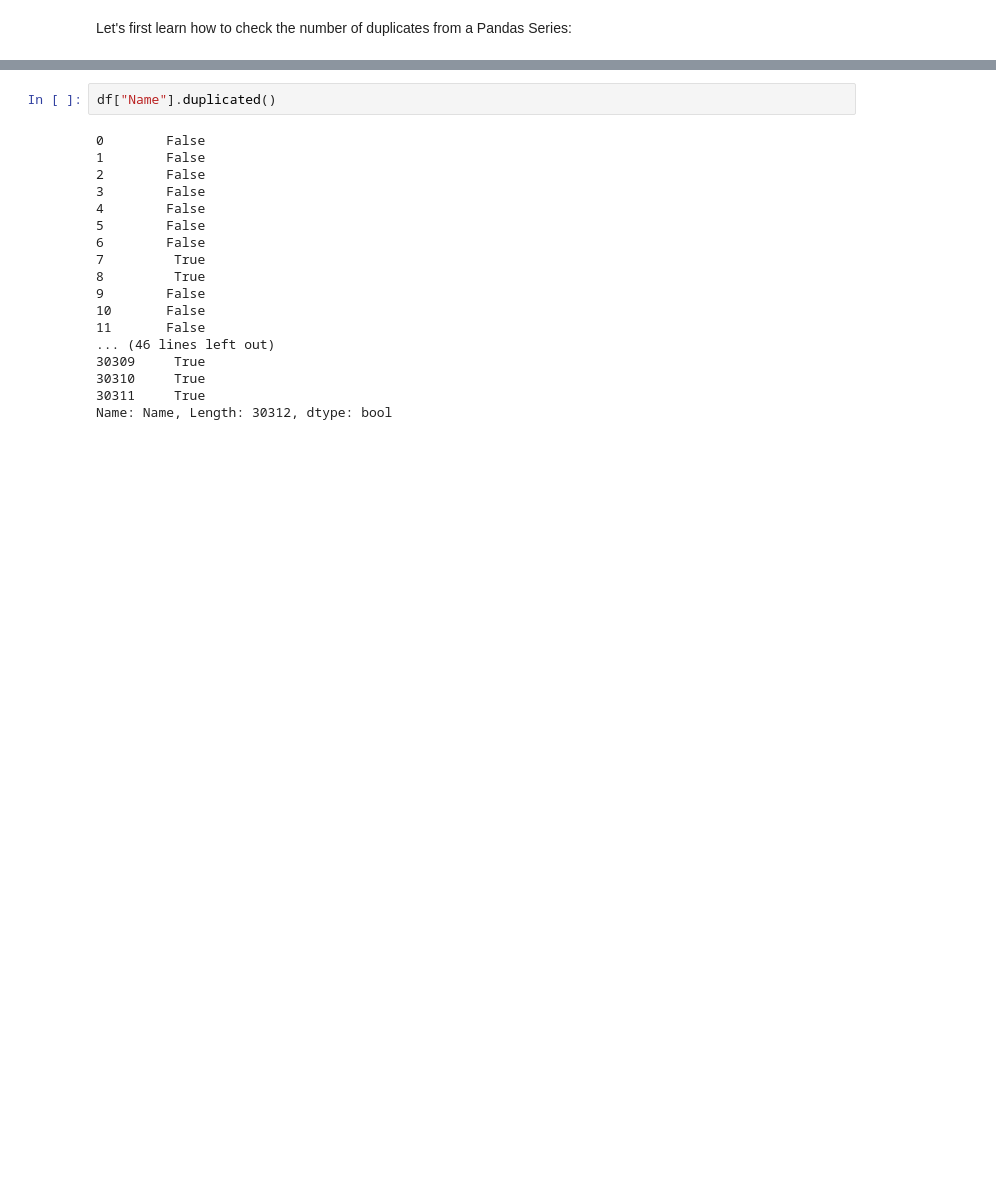
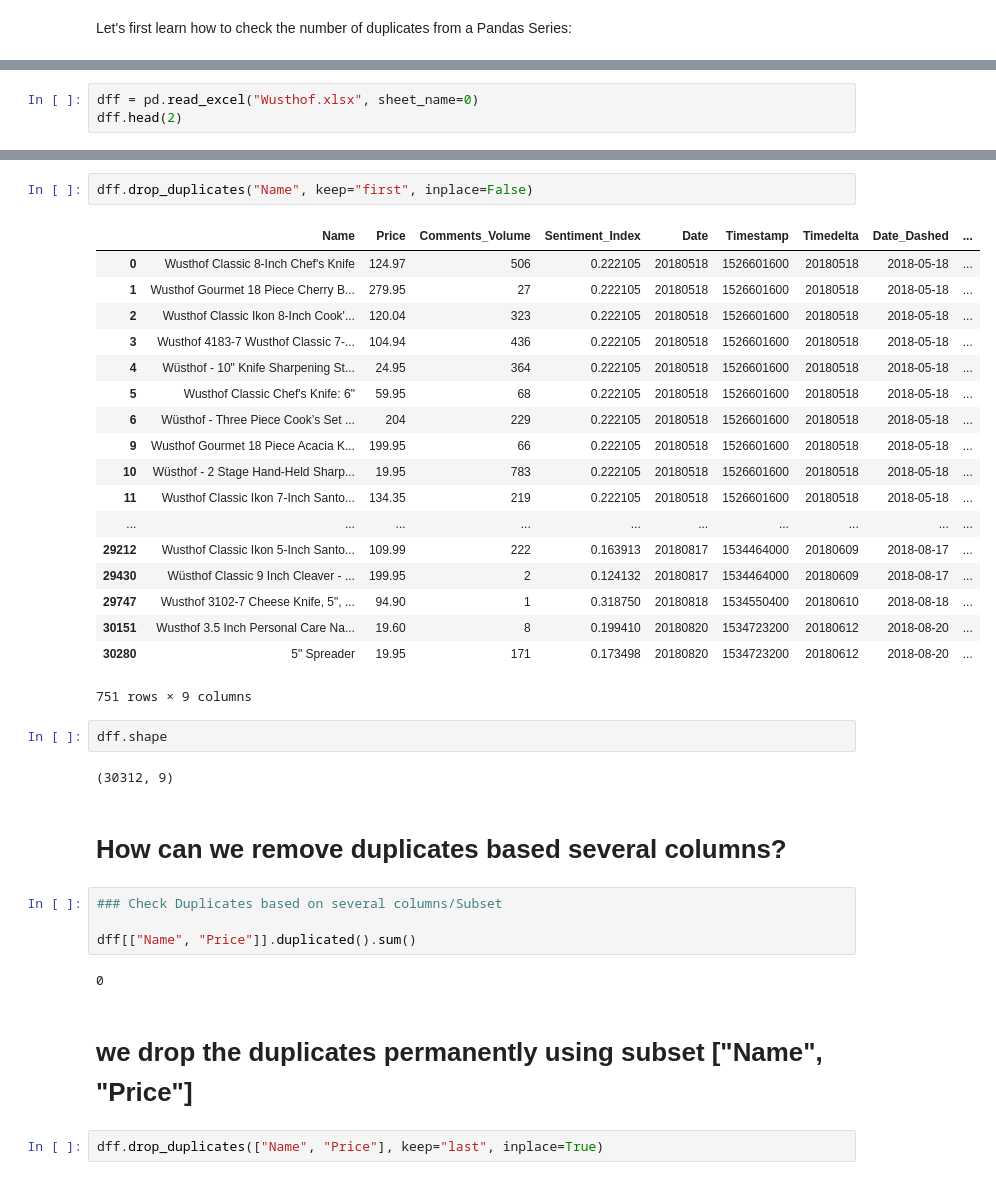
Before and after one commit to Frankdew1995/Python_Cookbook, a Jupyter notebook: 20-Data-Analysis-With-Pandas-Openpyxl/20-04-Pandas-Cookbook-Chapter-03.ipynb, the cells around one changed output, grey strips where cells are left out. Saved outputs shown, nothing was run; the diff lists cells and outputs as text; blank space fills up the shorter version.

Commit message:
Drop duplicates finished and pandas merge preview

```diff
--- a/20-Data-Analysis-With-Pandas-Openpyxl/20-04-Pandas-Cookbook-Chapter-03.ipynb
+++ b/20-Data-Analysis-With-Pandas-Openpyxl/20-04-Pandas-Cookbook-Chapter-03.ipynb
@@ -20,0 +62,3 @@ df["Name"].duplicated().sum() # This is saying there're 29561 Data Duplicates fr
+# %%
+dff = pd.read_excel("Wusthof.xlsx", sheet_name=0)
+dff.head(2)
@@ -23,20 +95,37 @@ df["Name"].duplicated().sum() # This is saying there're 29561 Data Duplicates fr
-# %%
-df["Name"].duplicated()
-# %% [output]
-0        False
-1        False
-2        False
-3        False
-4        False
-5        False
-6        False
-7         True
-8         True
-9        False
-10       False
-11       False
-... (46 lines left out)
-30309     True
-30310     True
-30311     True
-Name: Name, Length: 30312, dtype: bool
+# %%
+dff.drop_duplicates("Name", keep="first", inplace=False)
+# %% [output]
+|  | Name | Price | Comments_Volume | Sentiment_Index | Date | Timestamp | Timedelta | Date_Dashed | ... |
+| 0 | Wusthof Classic 8-Inch Chef's Knife | 124.97 | 506 | 0.222105 | 20180518 | 1526601600 | 20180518 | 2018-05-18 | ... |
+| 1 | Wusthof Gourmet 18 Piece Cherry B... | 279.95 | 27 | 0.222105 | 20180518 | 1526601600 | 20180518 | 2018-05-18 | ... |
+| 2 | Wusthof Classic Ikon 8-Inch Cook'... | 120.04 | 323 | 0.222105 | 20180518 | 1526601600 | 20180518 | 2018-05-18 | ... |
+| 3 | Wusthof 4183-7 Wusthof Classic 7-... | 104.94 | 436 | 0.222105 | 20180518 | 1526601600 | 20180518 | 2018-05-18 | ... |
+| 4 | Wüsthof - 10" Knife Sharpening St... | 24.95 | 364 | 0.222105 | 20180518 | 1526601600 | 20180518 | 2018-05-18 | ... |
+| 5 | Wusthof Classic Chef's Knife: 6" | 59.95 | 68 | 0.222105 | 20180518 | 1526601600 | 20180518 | 2018-05-18 | ... |
+| 6 | Wüsthof - Three Piece Cook’s Set ... | 204 | 229 | 0.222105 | 20180518 | 1526601600 | 20180518 | 2018-05-18 | ... |
+| 9 | Wusthof Gourmet 18 Piece Acacia K... | 199.95 | 66 | 0.222105 | 20180518 | 1526601600 | 20180518 | 2018-05-18 | ... |
+| 10 | Wüsthof - 2 Stage Hand-Held Sharp... | 19.95 | 783 | 0.222105 | 20180518 | 1526601600 | 20180518 | 2018-05-18 | ... |
+| 11 | Wusthof Classic Ikon 7-Inch Santo... | 134.35 | 219 | 0.222105 | 20180518 | 1526601600 | 20180518 | 2018-05-18 | ... |
+| ... | ... | ... | ... | ... | ... | ... | ... | ... | ... |
+| 29212 | Wusthof Classic Ikon 5-Inch Santo... | 109.99 | 222 | 0.163913 | 20180817 | 1534464000 | 20180609 | 2018-08-17 | ... |
+| 29430 | Wüsthof Classic 9 Inch Cleaver - ... | 199.95 | 2 | 0.124132 | 20180817 | 1534464000 | 20180609 | 2018-08-17 | ... |
+| 29747 | Wusthof 3102-7 Cheese Knife, 5", ... | 94.90 | 1 | 0.318750 | 20180818 | 1534550400 | 20180610 | 2018-08-18 | ... |
+| 30151 | Wusthof 3.5 Inch Personal Care Na... | 19.60 | 8 | 0.199410 | 20180820 | 1534723200 | 20180612 | 2018-08-20 | ... |
+| 30280 | 5" Spreader | 19.95 | 171 | 0.173498 | 20180820 | 1534723200 | 20180612 | 2018-08-20 | ... |
+751 rows × 9 columns
+# %%
+dff.shape
+# %% [output]
+(30312, 9)
+# %% [markdown]
+# How can we remove duplicates based several columns?
+# %%
+### Check Duplicates based on several columns/Subset
+
+dff[["Name", "Price"]].duplicated().sum()
+# %% [output]
+0
+# %% [markdown]
+# we drop the duplicates permanently using subset ["Name", "Price"]
+# %%
+dff.drop_duplicates(["Name", "Price"], keep="last", inplace=True)
```
Also changed, not shown: parts of 21 cells of this notebook, 1 other file.
